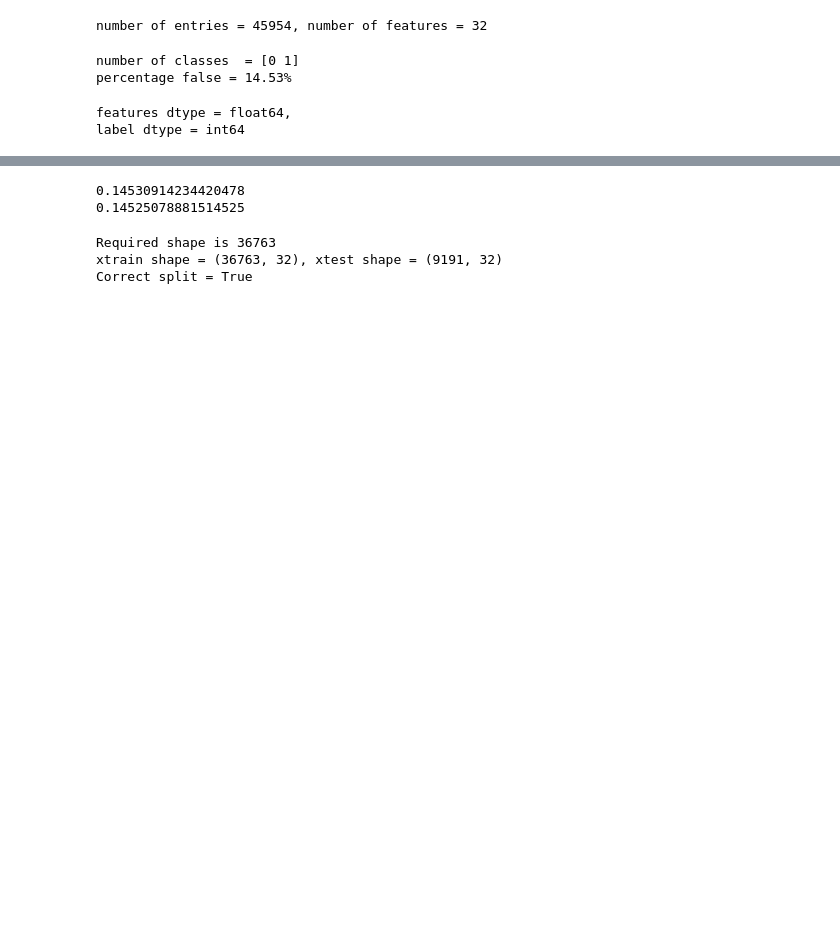
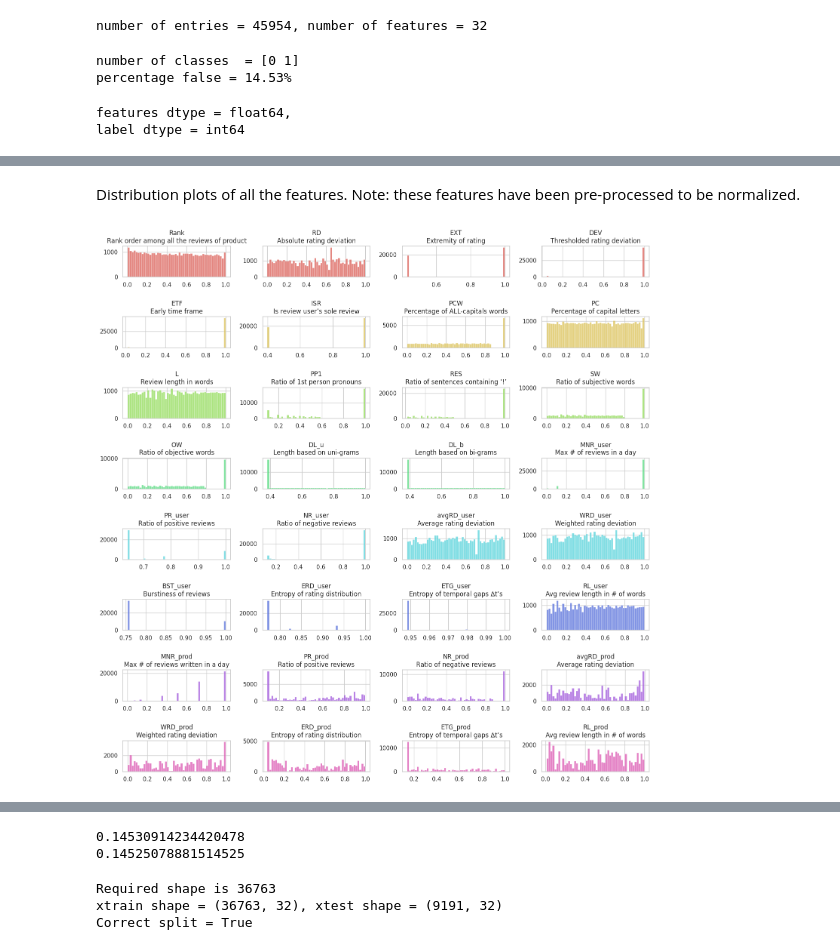
Before and after one commit to keitabroadwater/gnns_in_action, a Jupyter notebook: chapter_5/GNN_GAT_Part_1.ipynb, the cells around one changed output, grey strips where cells are left out. Drawn from its saved outputs; the diff is of its cells as text; code cells hidden in the pictures; blank space fills up the shorter version.

```diff
--- a/chapter_5/GNN_GAT_Part_1.ipynb
+++ b/chapter_5/GNN_GAT_Part_1.ipynb
@@ -110,0 +136,33 @@ for i in range(4):
+# %%
+feature_names_short_desc_all = ['Rank\nRank order among all the reviews of product',
+'RD\nAbsolute rating deviation',
+'EXT\nExtremity of rating',
+'DEV\nThresholded rating deviation',
+'ETF\nEarly time frame',
+'ISR\nIs review user’s sole review',
+'PCW\nPercentage of ALL-capitals words',
+'PC\nPercentage of capital letters',
+'L\nReview length in words',
+'PP1\nRatio of 1st person pronouns',
+'RES\nRatio of sentences containing ‘!’',
+'SW\nRatio of subjective words',
+'OW\nRatio of objective words',
+'DL_u\nLength based on uni-grams',
+'DL_b\nLength based on bi-grams',
+'MNR_user\nMax # of reviews in a day',
+'PR_user\nRatio of positive reviews',
+'NR_user\nRatio of negative reviews',
+'avgRD_user\nAverage rating deviation',
+'WRD_user\nWeighted rating deviation',
+'BST_user\nBurstiness of reviews',
+'ERD_user\nEntropy of rating distribution',
+'ETG_user\nEntropy of temporal gaps ∆t’s',
+'RL_user\nAvg review length in # of words',
+'MNR_prod\nMax # of reviews written in a day',
+'PR_prod\nRatio of positive reviews',
+'NR_prod\nRatio of negative reviews',
+'avgRD_prod\nAverage rating deviation',
+'WRD_prod\nWeighted rating deviation',
+'ERD_prod\nEntropy of rating distribution',
+'ETG_prod\nEntropy of temporal gaps ∆t’s',
+'RL_prod\nAvg review length in # of words',]
@@ -110,0 +208,16 @@ for i in range(4):
+# %% [markdown]
+Distribution plots of all the features. Note: these features have been pre-processed to be normalized.
+# %%
+import seaborn as sns
+sns.set(style="whitegrid")
+
+fig, ax = plt.subplots(8, 4, figsize=(15, 15))
+colors = sns.color_palette("hls", 8)
+for i in range(8):
+    for j in range(4):
+        sns.histplot(features[:, 4*i+j], bins=50, ax=ax[i, j], color=colors[i])
+        ax[i, j].set(xlabel='', ylabel='')
+        ax[i, j].set_title(feature_names_short_desc_all[4*i+j])
+plt.tight_layout(h_pad=2.0)
+# %% [output]
+[figure, added]
```
Also changed, not shown: parts of 53 cells of this notebook.
